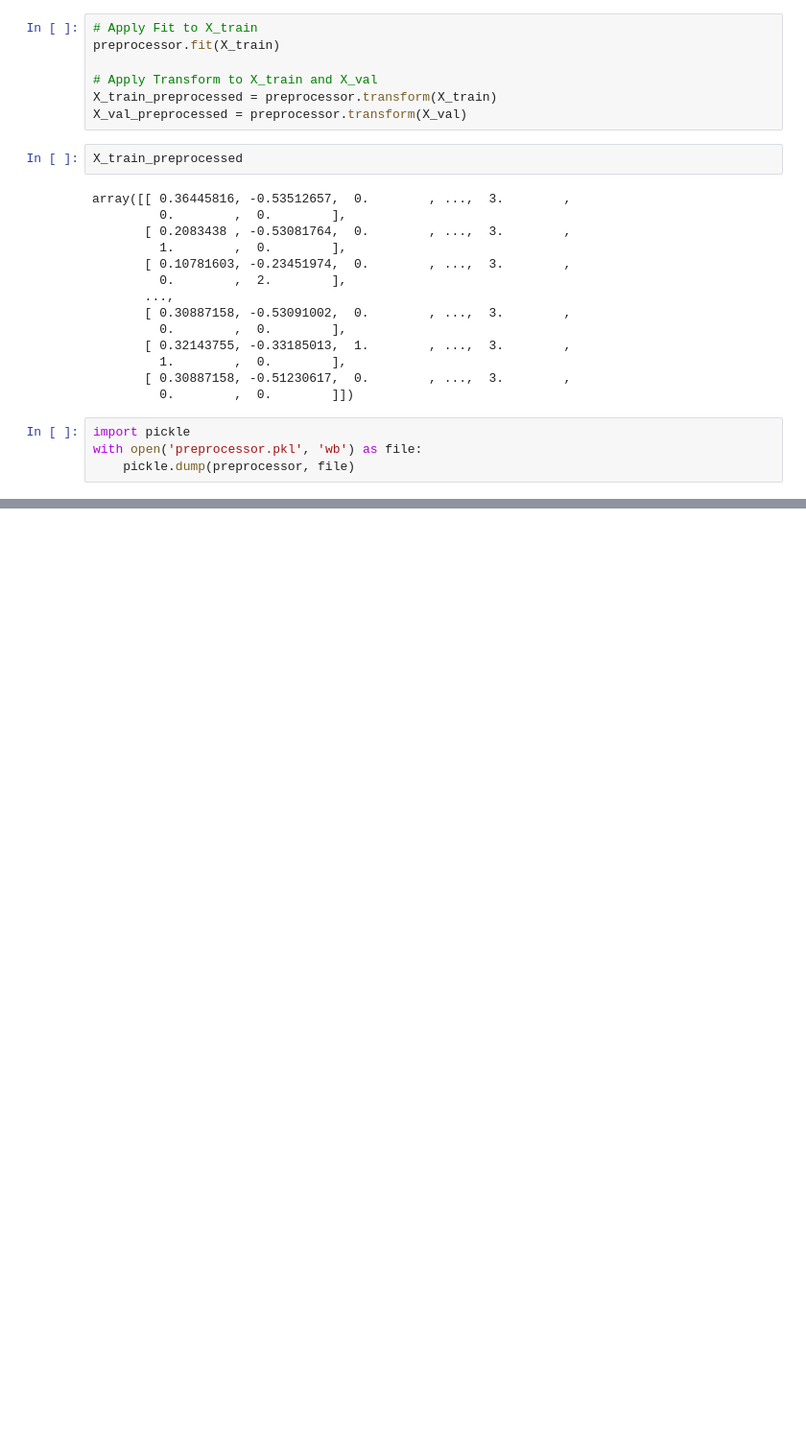
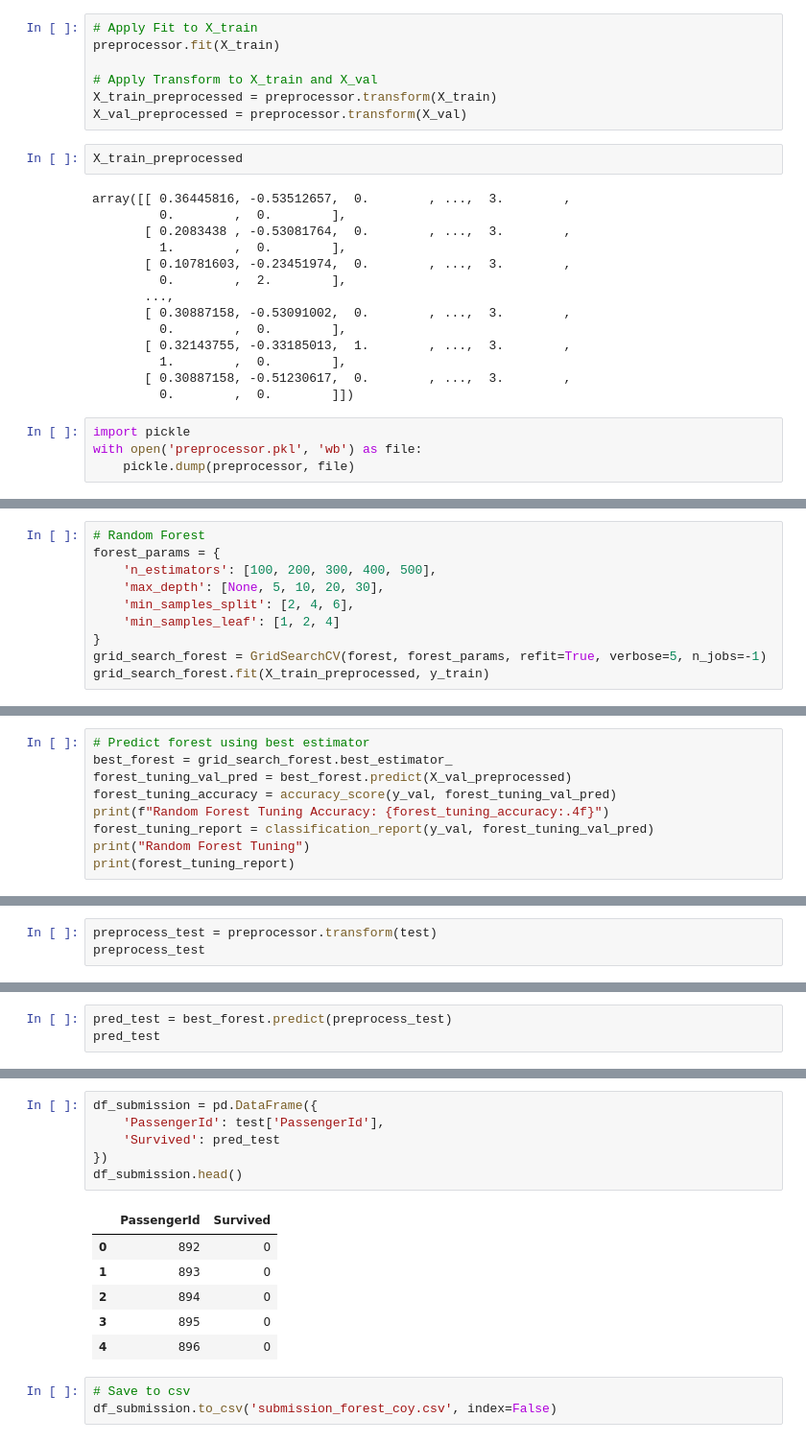
Before and after one commit to adiprrassetyo/belajar-data-science, a Jupyter notebook: chapter_2/titanic/titanic_study_case.ipynb, the cells around one changed output, grey strips where cells are left out. Shown at 96% size. Drawn from its saved outputs; the diff is of its cells as text; blank space fills up the shorter version.

Commit message:
done all and submission

```diff
--- a/chapter_2/titanic/titanic_study_case.ipynb
+++ b/chapter_2/titanic/titanic_study_case.ipynb
@@ -281,0 +454,10 @@ with open('preprocessor.pkl', 'wb') as file:
+# %%
+# Random Forest
+forest_params = {
+    'n_estimators': [100, 200, 300, 400, 500],
+    'max_depth': [None, 5, 10, 20, 30],
+    'min_samples_split': [2, 4, 6],
+    'min_samples_leaf': [1, 2, 4]
+}
+grid_search_forest = GridSearchCV(forest, forest_params, refit=True, verbose=5, n_jobs=-1)
+grid_search_forest.fit(X_train_preprocessed, y_train)
@@ -281,0 +496,9 @@ with open('preprocessor.pkl', 'wb') as file:
+# %%
+# Predict forest using best estimator
+best_forest = grid_search_forest.best_estimator_
+forest_tuning_val_pred = best_forest.predict(X_val_preprocessed)
+forest_tuning_accuracy = accuracy_score(y_val, forest_tuning_val_pred)
+print(f"Random Forest Tuning Accuracy: {forest_tuning_accuracy:.4f}")
+forest_tuning_report = classification_report(y_val, forest_tuning_val_pred)
+print("Random Forest Tuning")
+print(forest_tuning_report)
@@ -281,0 +520,3 @@ with open('preprocessor.pkl', 'wb') as file:
+# %%
+preprocess_test = preprocessor.transform(test)
+preprocess_test
@@ -281,0 +537,3 @@ with open('preprocessor.pkl', 'wb') as file:
+# %%
+pred_test = best_forest.predict(preprocess_test)
+pred_test
@@ -281,0 +561,16 @@ with open('preprocessor.pkl', 'wb') as file:
+# %%
+df_submission = pd.DataFrame({
+    'PassengerId': test['PassengerId'],
+    'Survived': pred_test
+})
+df_submission.head()
+# %% [output]
+|  | PassengerId | Survived |
+| 0 | 892 | 0 |
+| 1 | 893 | 0 |
+| 2 | 894 | 0 |
+| 3 | 895 | 0 |
+| 4 | 896 | 0 |
+# %%
+# Save to csv
+df_submission.to_csv('submission_forest_coy.csv', index=False)
```
Also changed, not shown: parts of 22 cells of this notebook, 1 other file.
